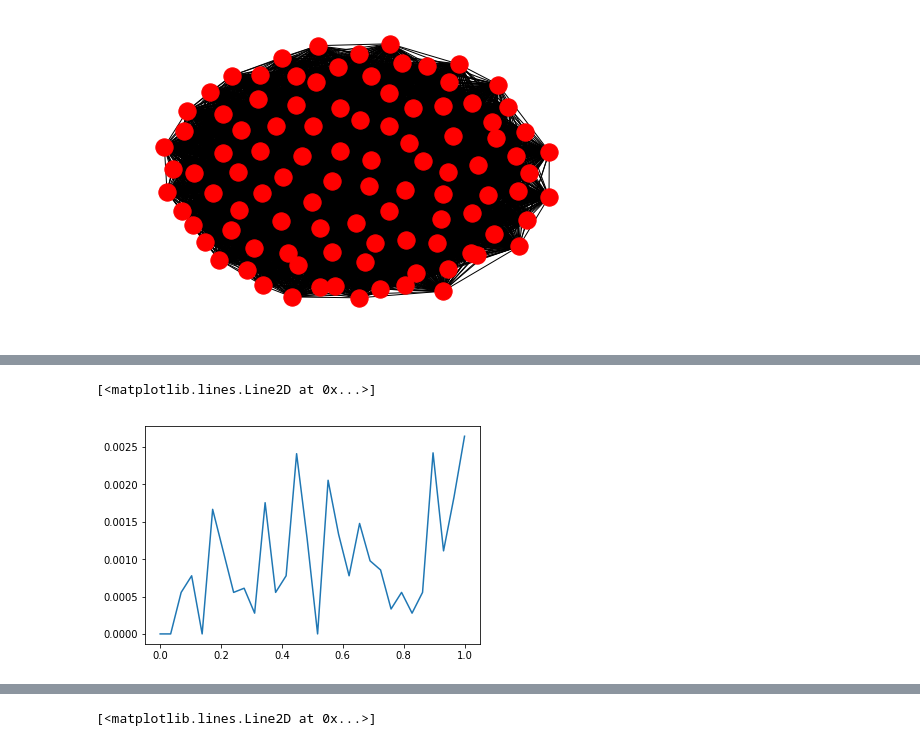
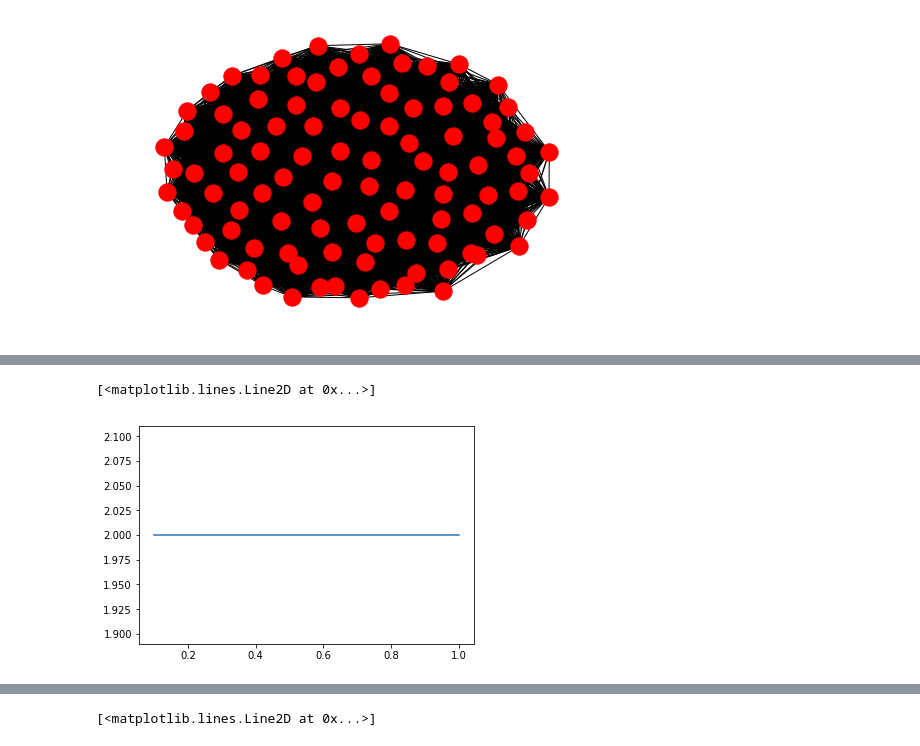
Before and after one commit to harveydevereux/Consensus, a Jupyter notebook: Notes/Untitled.ipynb, the cells around one changed output, grey strips where cells are left out. Saved outputs shown, nothing was run; the diff lists cells and outputs as text; code cells hidden in the pictures.

```diff
--- a/Notes/Untitled.ipynb
+++ b/Notes/Untitled.ipynb
@@ -74,6 +74,7 @@ n_iterations=30
 n_probs=30
 Path = np.zeros((n_iterations,n_probs))
 Cluster = np.zeros((n_iterations,n_probs))
+avg_degree = np.zeros((n_iterations,n_probs))
 for i in range(0,n_iterations):
     print(i)
     k=0
@@ -107,10 +108,10 @@ pickle.dump(Cluster,open("WS_cluster","wb"))
 28
 29
 # %%
-plt.plot(x,np.mean(Cluster,axis=0))
+plt.plot(x,np.mean(avg_degree,axis=0))
 # %% [output]
 [<matplotlib.lines.Line2D at 0x...>]
-[figure, old version]
+[figure, new version]
 # %%
 N=100
 n_iterations=30
```
Also changed, not shown: 3 other files.
